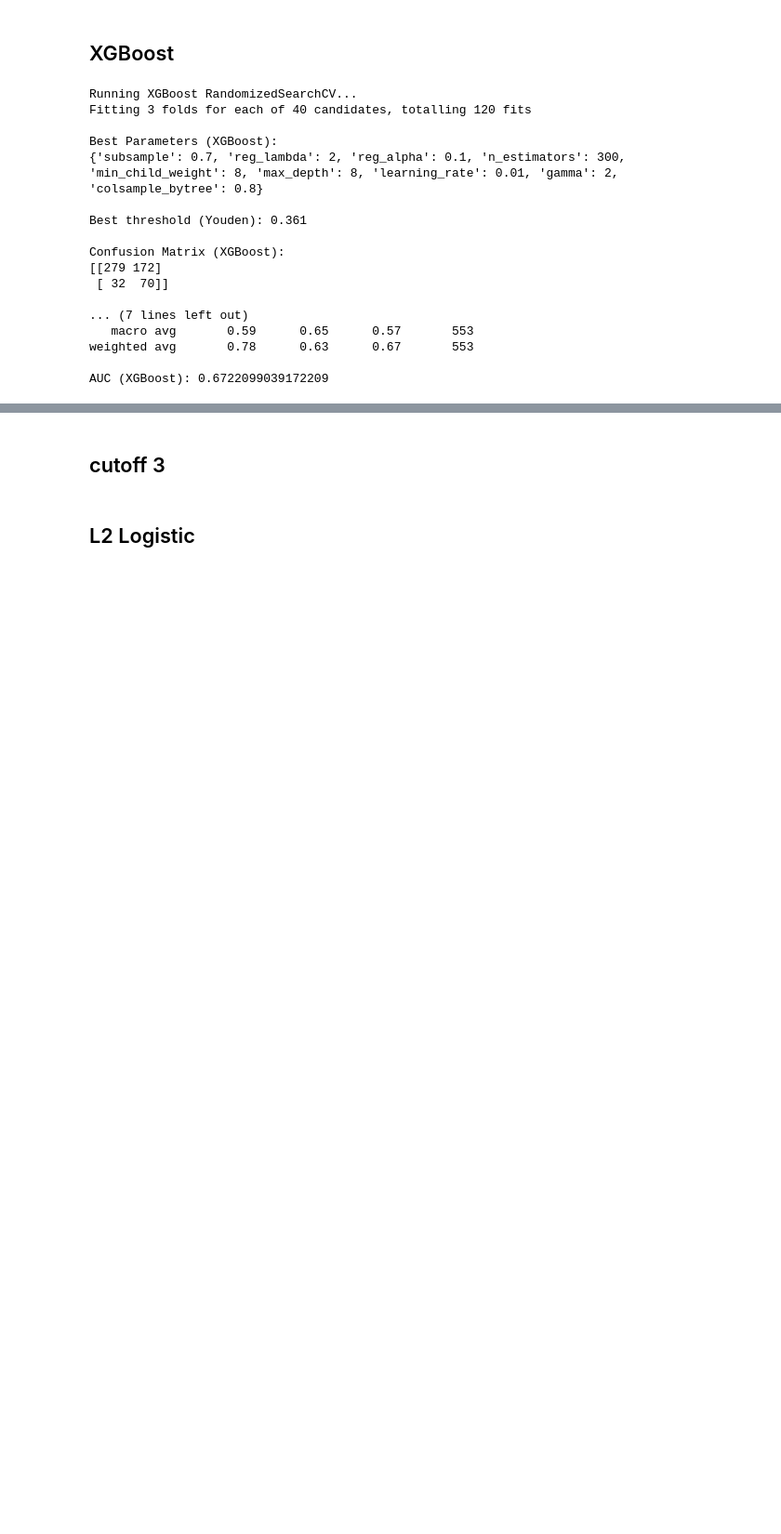
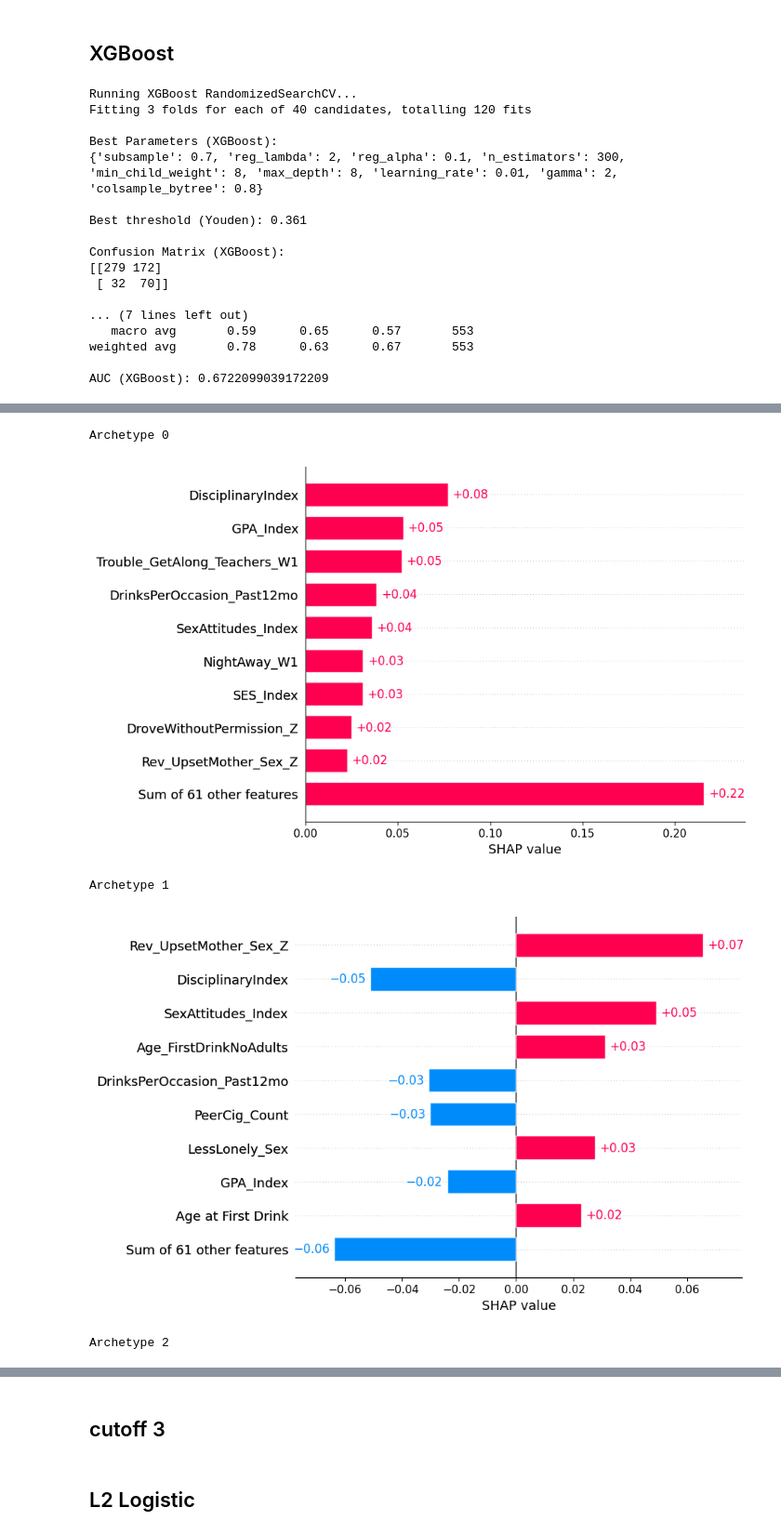
Before and after one commit to hmhamade1999-debug/Substance-Use-Prediction-From-Adolescence, a Jupyter notebook: marijuana/Capstone_USJ_Modeling_Marijuana.ipynb, the cells around one changed output, grey strips where cells are left out. Shown at 93% size. Cells and saved outputs as stored; diff of their text form; code cells hidden in the pictures; blank space fills up the shorter version.

```diff
--- a/marijuana/Capstone_USJ_Modeling_Marijuana.ipynb
+++ b/marijuana/Capstone_USJ_Modeling_Marijuana.ipynb
@@ -1147,0 +1135,29 @@ AUC (XGBoost): 0.6722099039172209
+# %%
+# SHAP values array: (n_samples, n_features)
+S = shap_values.values
+
+# Optional but recommended: standardize
+from sklearn.preprocessing import StandardScaler
+S_scaled = StandardScaler().fit_transform(S)
+# %%
+from sklearn.cluster import KMeans
+
+k = 3  # start here
+kmeans = KMeans(n_clusters=k, random_state=42, n_init=20)
+archetypes = kmeans.fit_predict(S_scaled)
+# %%
+df_archetypes = X_test_xgb.copy()
+df_archetypes["archetype"] = archetypes
+df_archetypes["pred_prob"] = best_xgb.predict_proba(X_test_xgb)[:, 1]
+# %%
+import pandas as pd
+import numpy as np
+
+archetype_profiles = (
+    pd.DataFrame(S, columns=feature_names)
+      .assign(archetype=archetypes)
+      .groupby("archetype")
+      .mean()
+)
+
+archetype_profiles
@@ -1147,0 +1171,16 @@ AUC (XGBoost): 0.6722099039172209
+# %%
+for a in sorted(df_archetypes["archetype"].unique()):
+    print(f"\nArchetype {a}")
+    shap.plots.bar(
+        shap.Explanation(
+            values=archetype_profiles.loc[a].values,
+            feature_names=feature_names
+        ),
+        max_display=10
+    )
+# %% [output]
+Archetype 0
+[figure, added]
+Archetype 1
+[figure, added]
+Archetype 2
```
Also changed, not shown: parts of 13 cells of this notebook.
